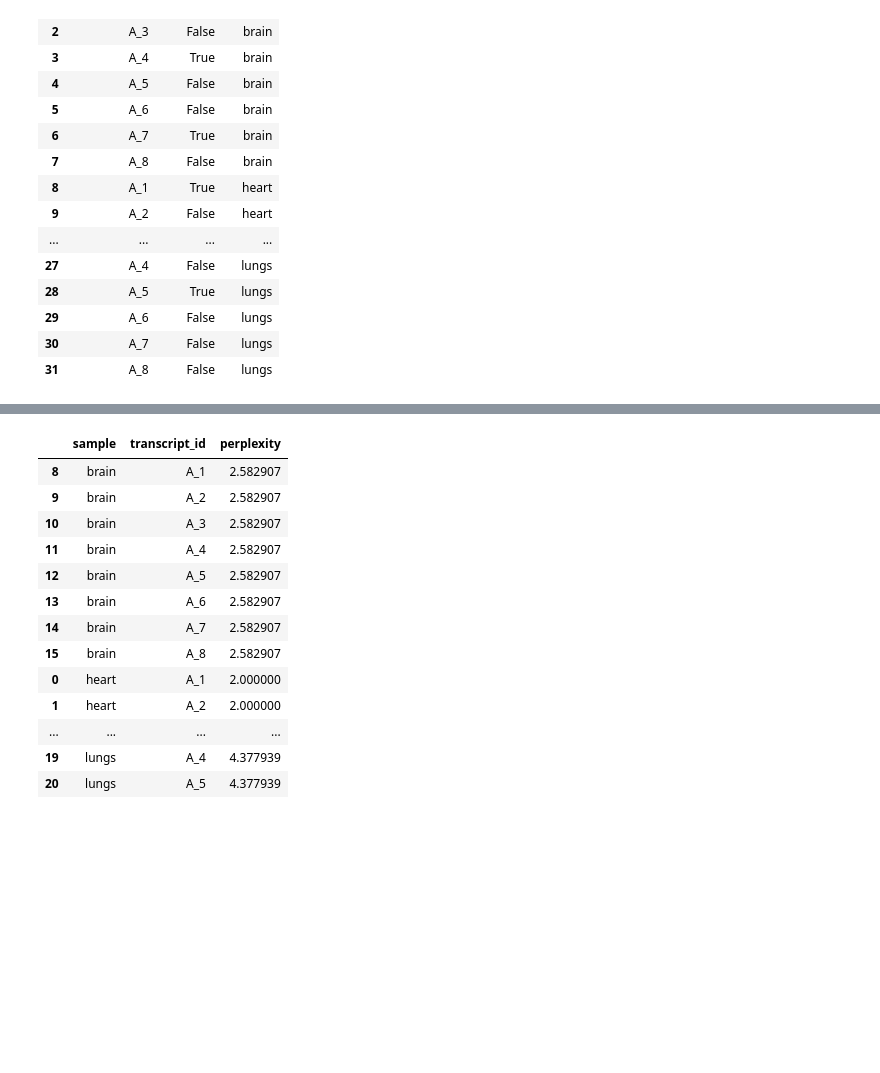
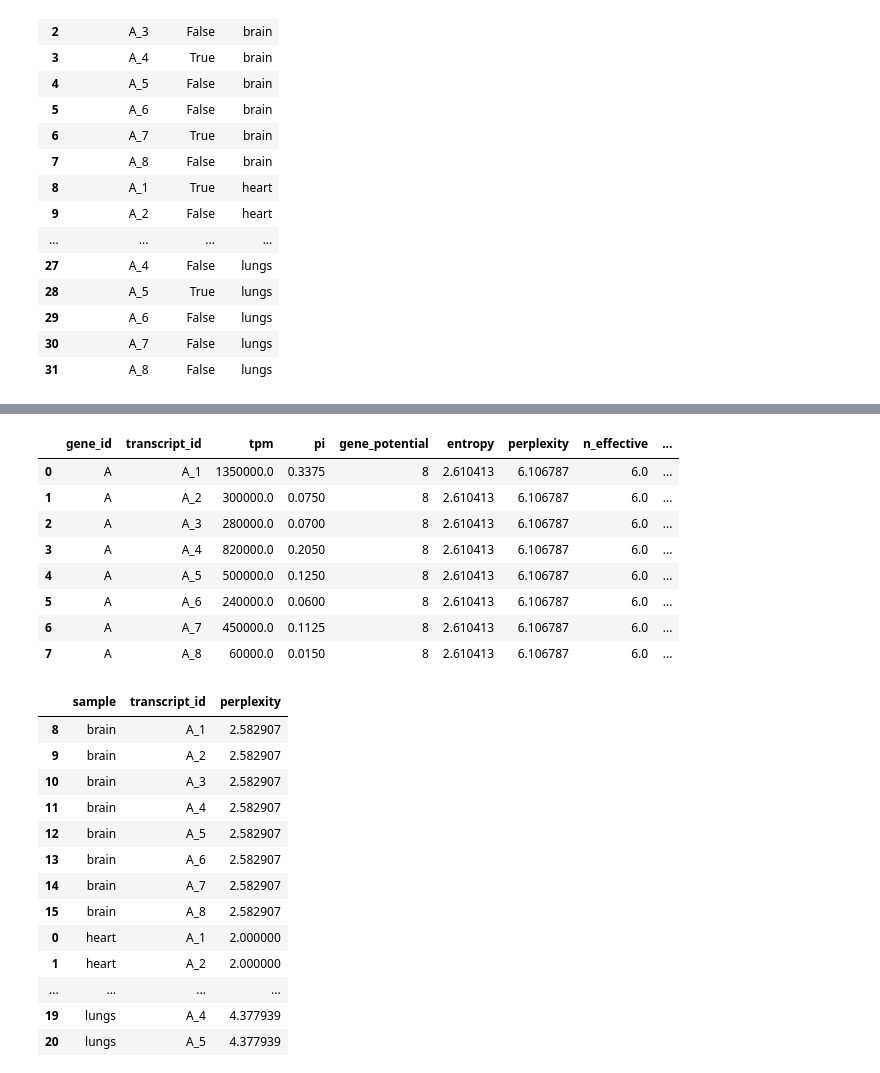
Before and after one commit to fairliereese/isoplex, a Jupyter notebook: dev.ipynb, the cells around one changed output, grey strips where cells are left out. Saved outputs shown, nothing was run; the diff lists cells and outputs as text; code cells hidden in the pictures; blank space fills up the shorter version.

Commit message:
added progres for global metrics for multi sample runs

```diff
--- a/dev.ipynb
+++ b/dev.ipynb
@@ -25,8 +25,11 @@ def manuscript_sample_df():
 
     return df
 # %%
+gene_col = 'gene_id'
+feature_col = 'transcript_id'
 df = manuscript_sample_df()
-df = compute_multi_sample_isoform_metrics(df)
+df = compute_multi_sample_isoform_metrics(df, gene_col=gene_col,
+                                          feature_col=feature_col)
 df.head()
 # %% [output]
 |  | gene_id | transcript_id | counts | tpm | pi | gene_potential | entropy | perplexity | n_effective | ... |
@@ -82,3 +98,37 @@ df[['transcript_id', 'effective', 'sample']]
+# %%
+
+# now, get global behavior of these genes
+# must be using tpm because otherwise we do not account
+# for differences in library size across samples
+# also, tpm will have already have been computed
+
+# sum up tpms across samples
+global_df = (df[[gene_col, feature_col, 'tpm']]
+      .groupby([gene_col, feature_col])
+      .sum()
+      .reset_index()
+     )
+
+global_df.rename({'tpm': 'global'}, axis=1, inplace=True)
+
+
+
+global_df = compute_global_isoform_metrics(global_df,
+                                           gene_col=gene_col,
+                                           feature_col=feature_col,
+                                           expression_type='tpm')
+# %%
+global_df
+# %% [output]
+|  | gene_id | transcript_id | tpm | pi | gene_potential | entropy | perplexity | n_effective | ... |
+| 0 | A | A_1 | 1350000.0 | 0.3375 | 8 | 2.610413 | 6.106787 | 6.0 | ... |
+| 1 | A | A_2 | 300000.0 | 0.0750 | 8 | 2.610413 | 6.106787 | 6.0 | ... |
+| 2 | A | A_3 | 280000.0 | 0.0700 | 8 | 2.610413 | 6.106787 | 6.0 | ... |
+| 3 | A | A_4 | 820000.0 | 0.2050 | 8 | 2.610413 | 6.106787 | 6.0 | ... |
+| 4 | A | A_5 | 500000.0 | 0.1250 | 8 | 2.610413 | 6.106787 | 6.0 | ... |
+| 5 | A | A_6 | 240000.0 | 0.0600 | 8 | 2.610413 | 6.106787 | 6.0 | ... |
+| 6 | A | A_7 | 450000.0 | 0.1125 | 8 | 2.610413 | 6.106787 | 6.0 | ... |
+| 7 | A | A_8 | 60000.0 | 0.0150 | 8 | 2.610413 | 6.106787 | 6.0 | ... |
 # %%
 def flatten_list(l):
     """
```
Also changed, not shown: parts of 2 cells of this notebook.
